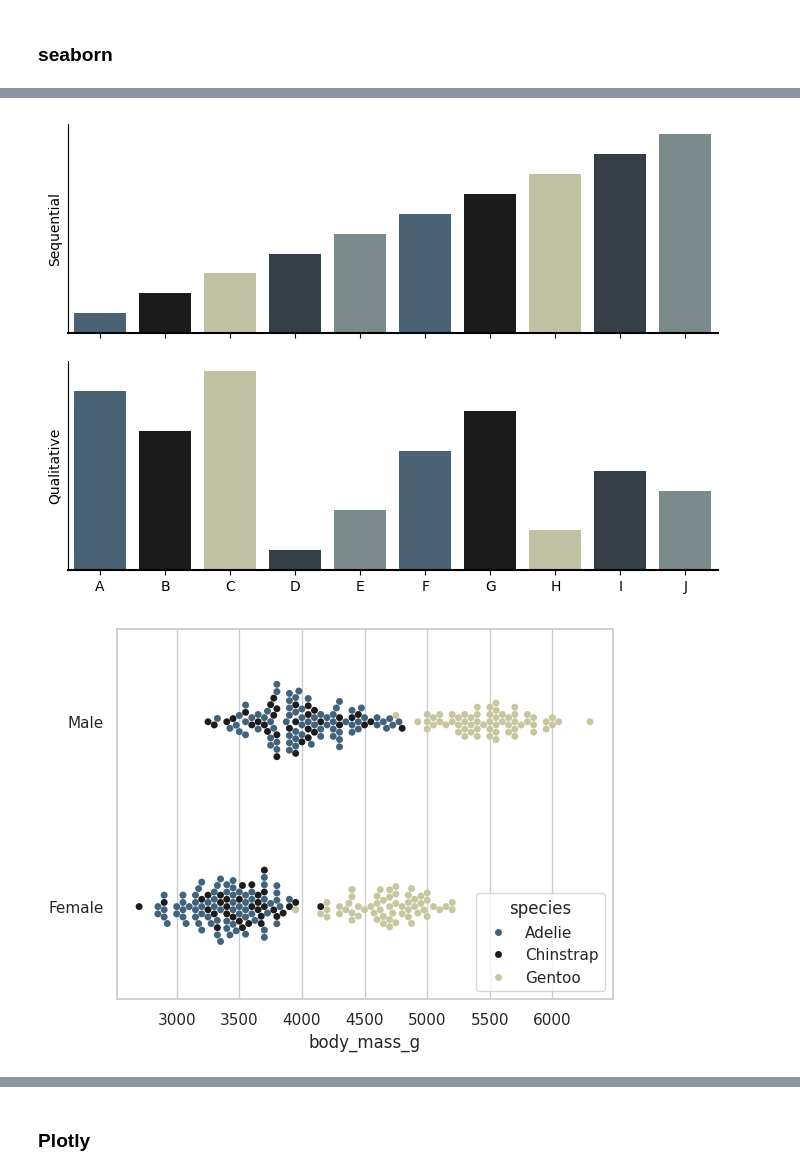
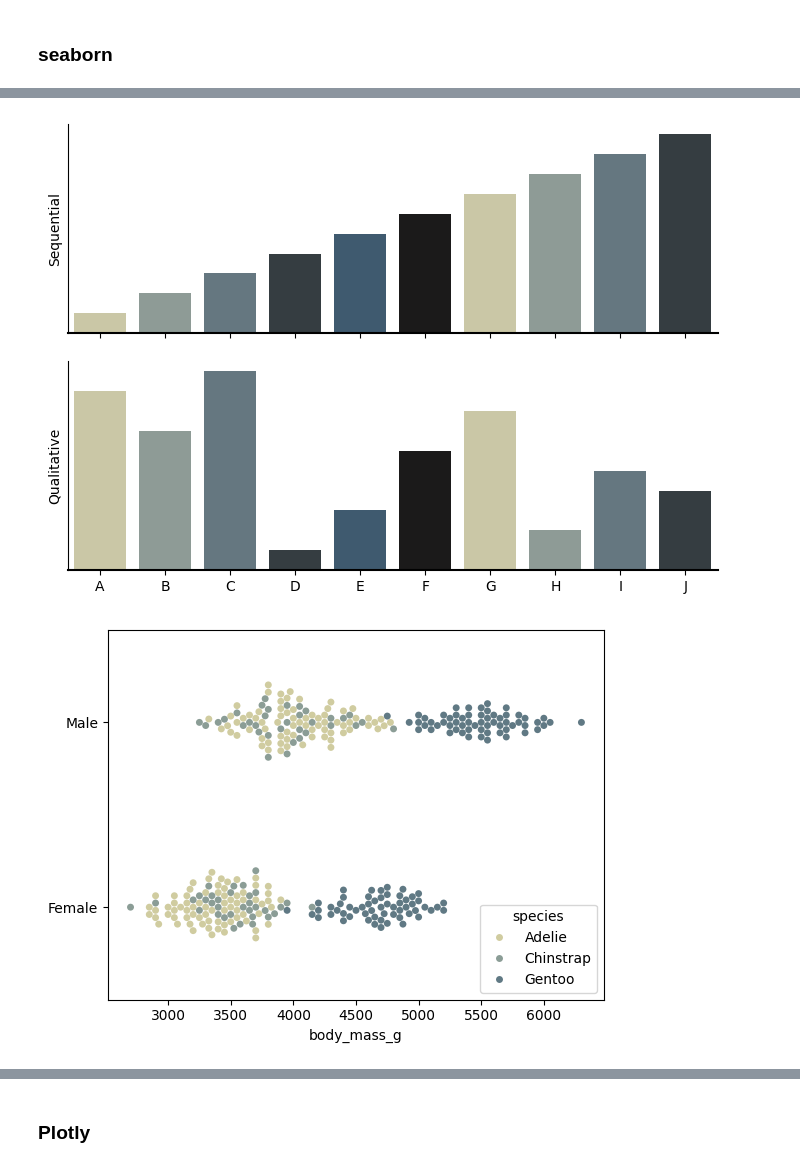
Before and after one commit to sansona/palettecleanse, a Jupyter notebook: usage.ipynb, the cells around one changed output, grey strips where cells are left out. Cells and saved outputs as stored; diff of their text form; code cells hidden in the pictures.

```diff
--- a/usage.ipynb
+++ b/usage.ipynb
@@ -82,2 +93,7 @@ plt.show()
 # %%
-vangogh_sns = convert_to_cmap(f'images/{fname}', library='seaborn')
+# this is the entire cmap object containing all colormaps
+# for this initialization, we'll init with `n_colors`=6 since later plots can have 6+ categories
+vangogh_obj = CMap(f'images/{fname}', n_colors=6)
+
+# this is an individual colormap
+vangogh_sns = convert_to_cmap(f'images/{fname}', n_colors=6, library='seaborn')
@@ -86,37 +108,36 @@ vangogh_sns = convert_to_cmap(f'images/{fname}', library='seaborn')
 f, (ax1, ax2) = plt.subplots(2, 1, figsize=(7, 5), sharex=True)
 
 rs = np.random.RandomState(8)
-# Generate some sequential data
+# generate some sequential data
 x = np.array(list("ABCDEFGHIJ"))
 y1 = np.arange(1, 11)
 sns.barplot(x=x, y=y1, hue=x, palette=vangogh_sns, ax=ax1)
 ax1.axhline(0, color="k", clip_on=False)
 ax1.set_ylabel("Sequential")
 
-# Randomly reorder the data to make it qualitative
+# randomly reorder the data to make it qualitative
 y2 = rs.choice(y1, len(y1), replace=False)
 sns.barplot(x=x, y=y2, hue=x, palette=vangogh_sns, ax=ax2)
 ax2.axhline(0, color="k", clip_on=False)
 ax2.set_ylabel("Qualitative")
 
-# Finalize the plot
+# finalize the plot
 sns.despine(bottom=True)
 plt.setp(f.axes, yticks=[])
 plt.tight_layout(h_pad=2)
 # %% [output]
-[figure, old version]
+[figure, new version]
 # %%
 # example scatterplot - https://seaborn.pydata.org/examples/scatterplot_categorical.html
 
-sns.set_theme(style="whitegrid", palette=vangogh_sns)
 df = sns.load_dataset("penguins")
 
-# Draw a categorical scatterplot to show each observation
-ax = sns.swarmplot(data=df, x="body_mass_g", y="sex", hue="species")
+# draw a categorical scatterplot to show each observation
+ax = sns.swarmplot(data=df, x="body_mass_g", y="sex", hue="species", palette=vangogh_sns)
 ax.set(ylabel="")
 plt.show()
 # %% [output]
-[figure, old version]
+[figure, new version]
 # %%
 # example KDE plot - https://seaborn.pydata.org/generated/seaborn.kdeplot.html
 tips = sns.load_dataset("tips")
```
Also changed, not shown: parts of 17 cells of this notebook, 2 other files.
